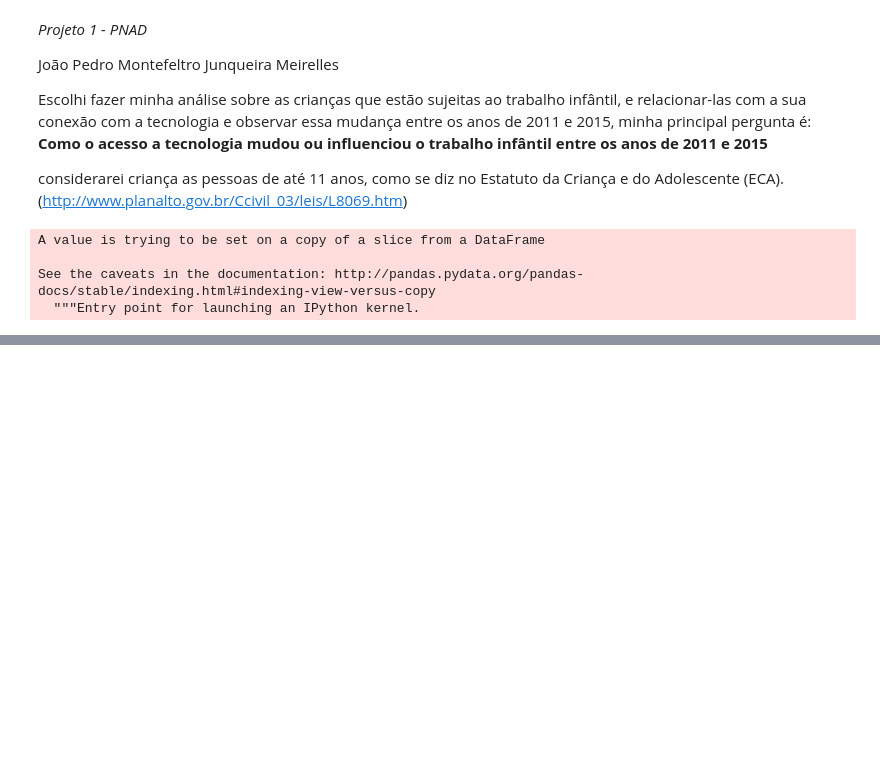
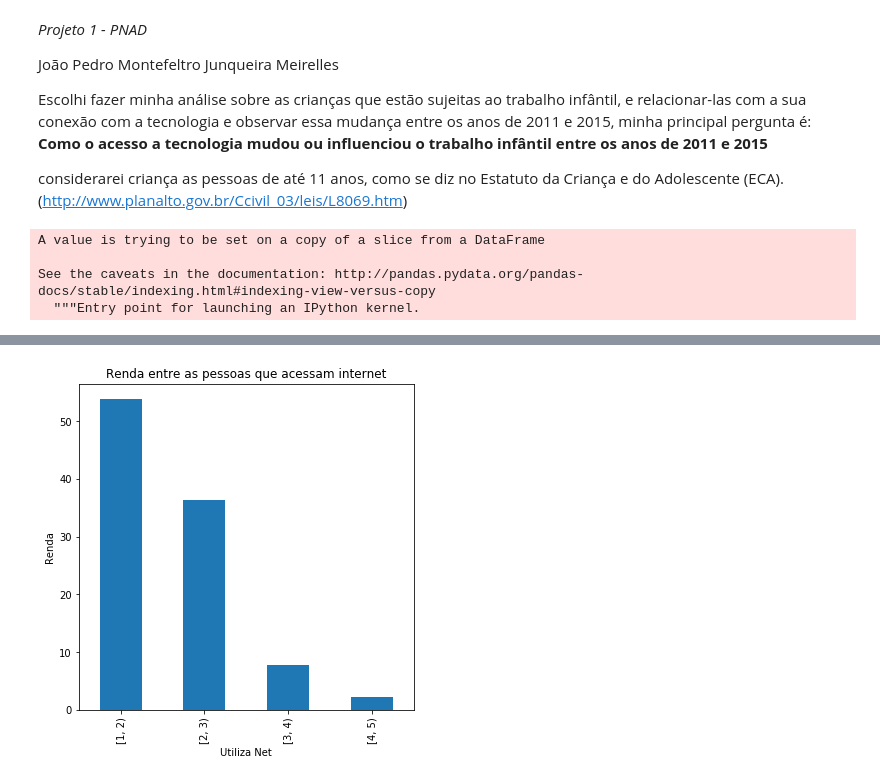
Before and after one commit to joaopmjm/CDDP, a Jupyter notebook: P1 - PNAD.ipynb, the cells around one changed output, grey strips where cells are left out. Saved outputs shown, nothing was run; the diff lists cells and outputs as text; code cells hidden in the pictures; blank space fills up the shorter version.

```diff
--- a/P1 - PNAD.ipynb
+++ b/P1 - PNAD.ipynb
@@ -150,0 +192,14 @@ df_2015_limpa
+# %%
+renda_net = renda[['V9532','V061111']].copy()
+
+faixa1 = [1,2,3,4,5]
+
+renda_net.V9532.loc[(renda_net.V9532 > 0) & (renda_net.V9532 <= 1000)] = 1
+renda_net.V9532.loc[(renda_net.V9532 > 1000) & (renda_net.V9532 <= 2000)] = 2
+renda_net.V9532.loc[(renda_net.V9532 > 2000) & (renda_net.V9532 <= 3000)] = 3
+renda_net.V9532.loc[(renda_net.V9532 > 3000) & (renda_net.V9532 <= 4000)] = 4
+renda_net.V9532.loc[(renda_net.V9532 > 4000) & (renda_net.V9532 <= 5000)] = 5
+
+rel1 = pd.cut(renda_net.V9532[renda_net.V061111 == 1], faixa1, right=False)
+renda_rel = (rel1.value_counts(sort=False, normalize=True)*100).round(decimals=1)
+renda_rel
@@ -150,0 +216,7 @@ df_2015_limpa
+# %%
+plot = renda_rel.plot(kind='bar',title='Renda entre as pessoas que acessam internet',figsize=(6, 6))
+plt.ylabel('Renda')
+plt.xlabel('Utiliza Net')
+plt.show()
+# %% [output]
+[figure, added]
```
Also changed, not shown: parts of 30 cells of this notebook.
